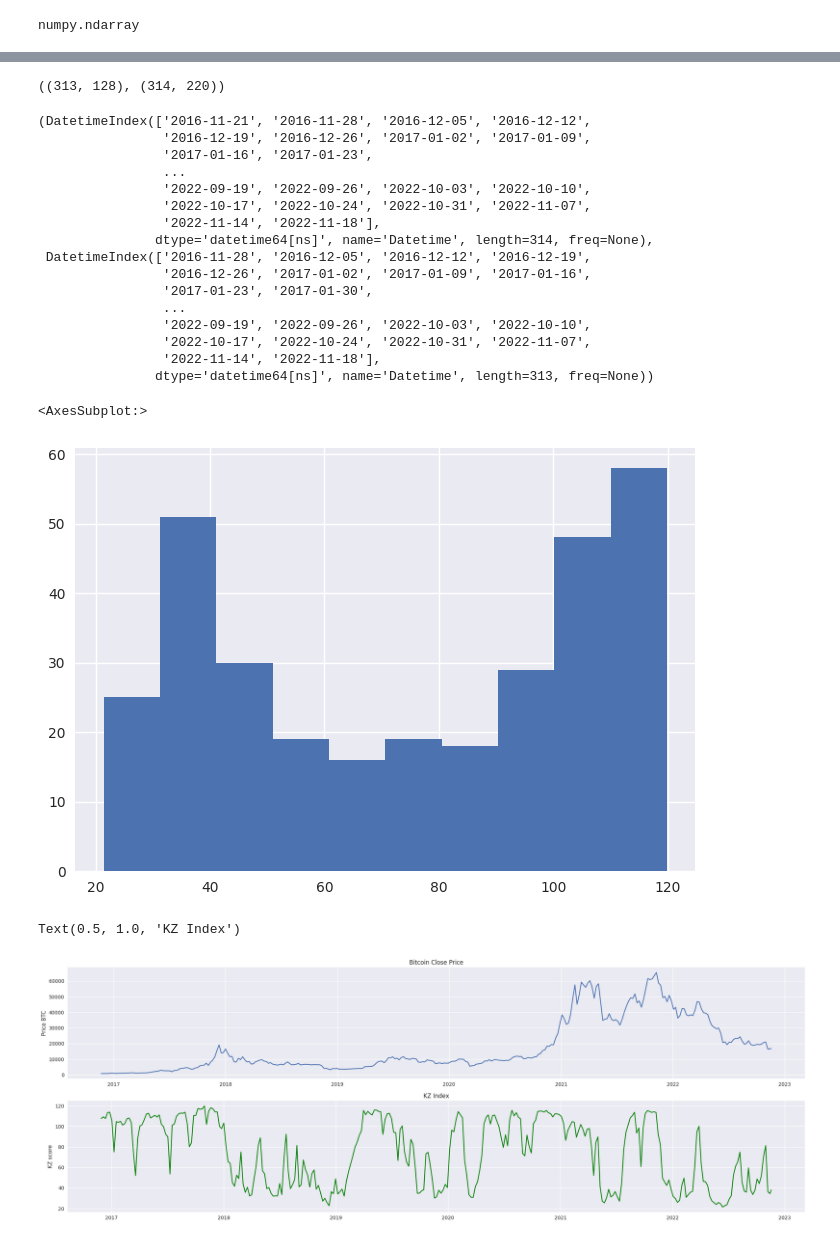
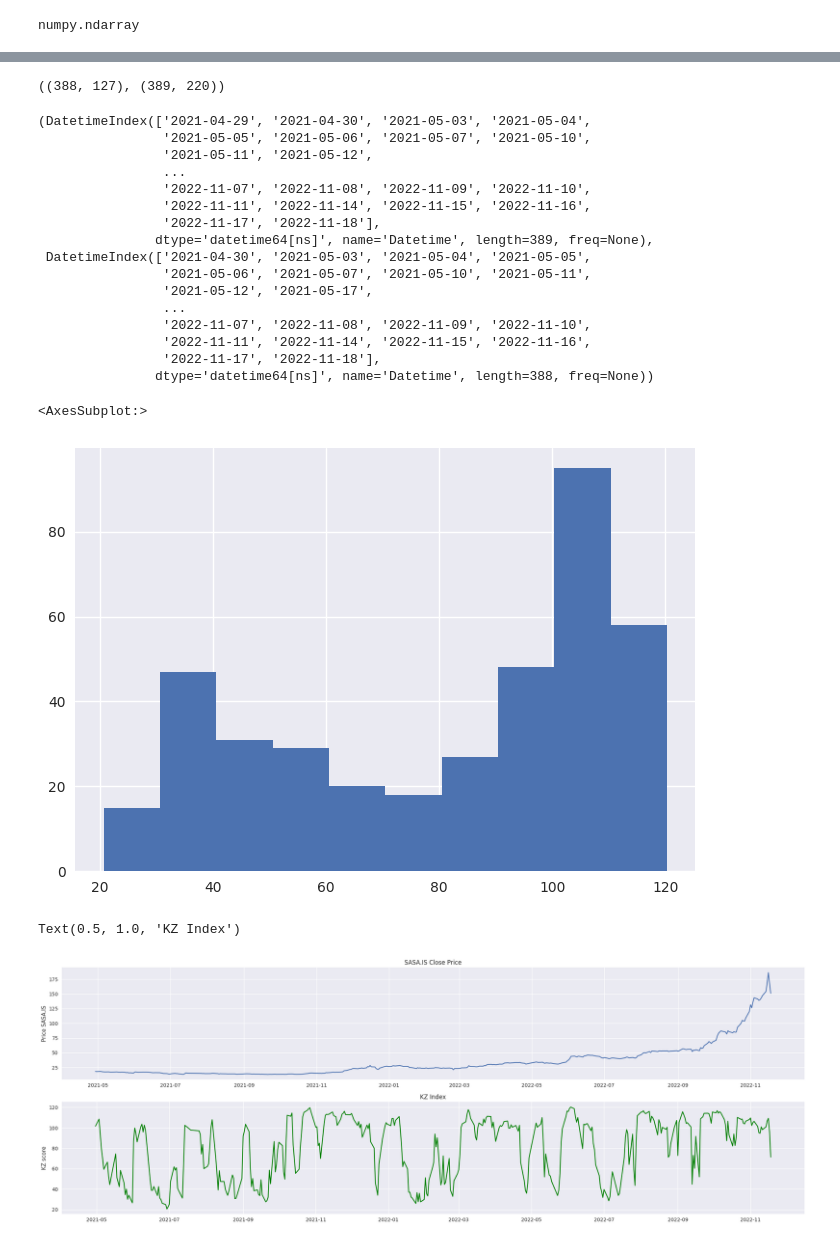
Before and after one commit to kozanakyel/KZ-Engine-Backend, a Jupyter notebook: KZ_project_setup/notebooks/model_dense_sigmoid_for_label_pred.ipynb, the cells around one changed output, grey strips where cells are left out. Cells and saved outputs as stored; diff of their text form; code cells hidden in the pictures.

Commit message:
adding some ditedt for fetching and creating featured data

```diff
--- a/KZ_project_setup/notebooks/model_dense_sigmoid_for_label_pred.ipynb
+++ b/KZ_project_setup/notebooks/model_dense_sigmoid_for_label_pred.ipynb
@@ -6,18 +6,19 @@ if module_path not in sys.path:
     sys.path.append(module_path)
 import pandas as pd
 import technical_analysis.backtest_kz as bt
+from technical_analysis.indicators import Indicators
 from data_pipelines.data_manipulation import DataManipulation
 import warnings
 warnings.filterwarnings('ignore')
 warnings.simplefilter(action = 'ignore', category = pd.errors.PerformanceWarning)
 %matplotlib inline
 
-SYMBOL = 'BTC-USD'
+SYMBOL = 'SASA.IS'
 scale = 1
 range_list = [5,6,7,8,10,12,14,15,20]
 range_list = [i*scale for i in range_list]
-period = 'max'
-interval = '1wk'
+period = '2y'
+interval = '1d'
 start_date = ''
 end_data = ''
 source = 'yahoo'
@@ -248,44 +223,44 @@ ext_df.kz_score.plot(figsize=(24,8))
 # %%
 ext_df.shape, df.shape
 # %% [output]
-((313, 128), (314, 220))
+((388, 127), (389, 220))
 # %%
 df.index, ext_df.index
 # %% [output]
-(DatetimeIndex(['2016-11-21', '2016-11-28', '2016-12-05', '2016-12-12',
-                '2016-12-19', '2016-12-26', '2017-01-02', '2017-01-09',
-                '2017-01-16', '2017-01-23',
+(DatetimeIndex(['2021-04-29', '2021-04-30', '2021-05-03', '2021-05-04',
+                '2021-05-05', '2021-05-06', '2021-05-07', '2021-05-10',
+                '2021-05-11', '2021-05-12',
                 ...
-                '2022-09-19', '2022-09-26', '2022-10-03', '2022-10-10',
-                '2022-10-17', '2022-10-24', '2022-10-31', '2022-11-07',
-                '2022-11-14', '2022-11-18'],
-               dtype='datetime64[ns]', name='Datetime', length=314, freq=None),
- DatetimeIndex(['2016-11-28', '2016-12-05', '2016-12-12', '2016-12-19',
-                '2016-12-26', '2017-01-02', '2017-01-09', '2017-01-16',
-                '2017-01-23', '2017-01-30',
+                '2022-11-07', '2022-11-08', '2022-11-09', '2022-11-10',
+                '2022-11-11', '2022-11-14', '2022-11-15', '2022-11-16',
+                '2022-11-17', '2022-11-18'],
+               dtype='datetime64[ns]', name='Datetime', length=389, freq=None),
+ DatetimeIndex(['2021-04-30', '2021-05-03', '2021-05-04', '2021-05-05',
+                '2021-05-06', '2021-05-07', '2021-05-10', '2021-05-11',
+                '2021-05-12', '2021-05-17',
                 ...
-                '2022-09-19', '2022-09-26', '2022-10-03', '2022-10-10',
-                '2022-10-17', '2022-10-24', '2022-10-31', '2022-11-07',
-                '2022-11-14', '2022-11-18'],
-               dtype='datetime64[ns]', name='Datetime', length=313, freq=None))
+                '2022-11-07', '2022-11-08', '2022-11-09', '2022-11-10',
+                '2022-11-11', '2022-11-14', '2022-11-15', '2022-11-16',
+                '2022-11-17', '2022-11-18'],
+               dtype='datetime64[ns]', name='Datetime', length=388, freq=None))
 # %%
 ext_df.kz_score.hist()
 # %% [output]
 <AxesSubplot:>
-[figure, old version]
+[figure, new version]
 # %%
 kz = ext_df.kz_score
 close = df.close
 
 fig, (ax1, ax2) = plt.subplots(2,1, figsize=(27,9))
 ax1.plot(close)
-ax1.set_ylabel('Price BTC')
-ax1.set_title('Bitcoin Close Price')
+ax1.set_ylabel(f'Price {data.symbol}')
+ax1.set_title(f'{data.symbol} Close Price')
 
 ax2.plot(kz, color='green')
 ax2.set_ylabel('KZ score')
 ax2.set_title('KZ Index')
 # %% [output]
 Text(0.5, 1.0, 'KZ Index')
-[figure, old version]
+[figure, new version]
 # %%
```
Also changed, not shown: parts of 23 cells of this notebook, 3 other files.
